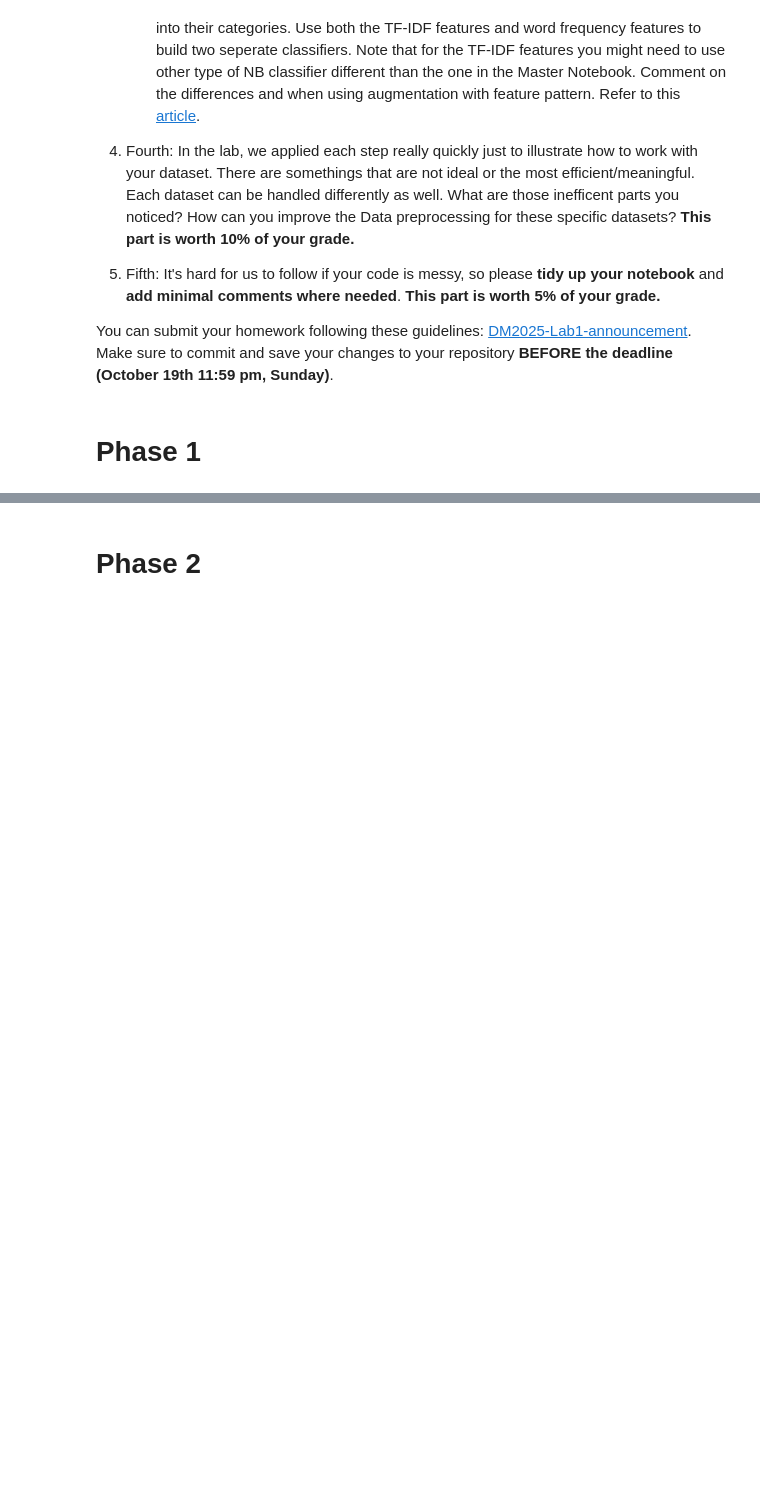
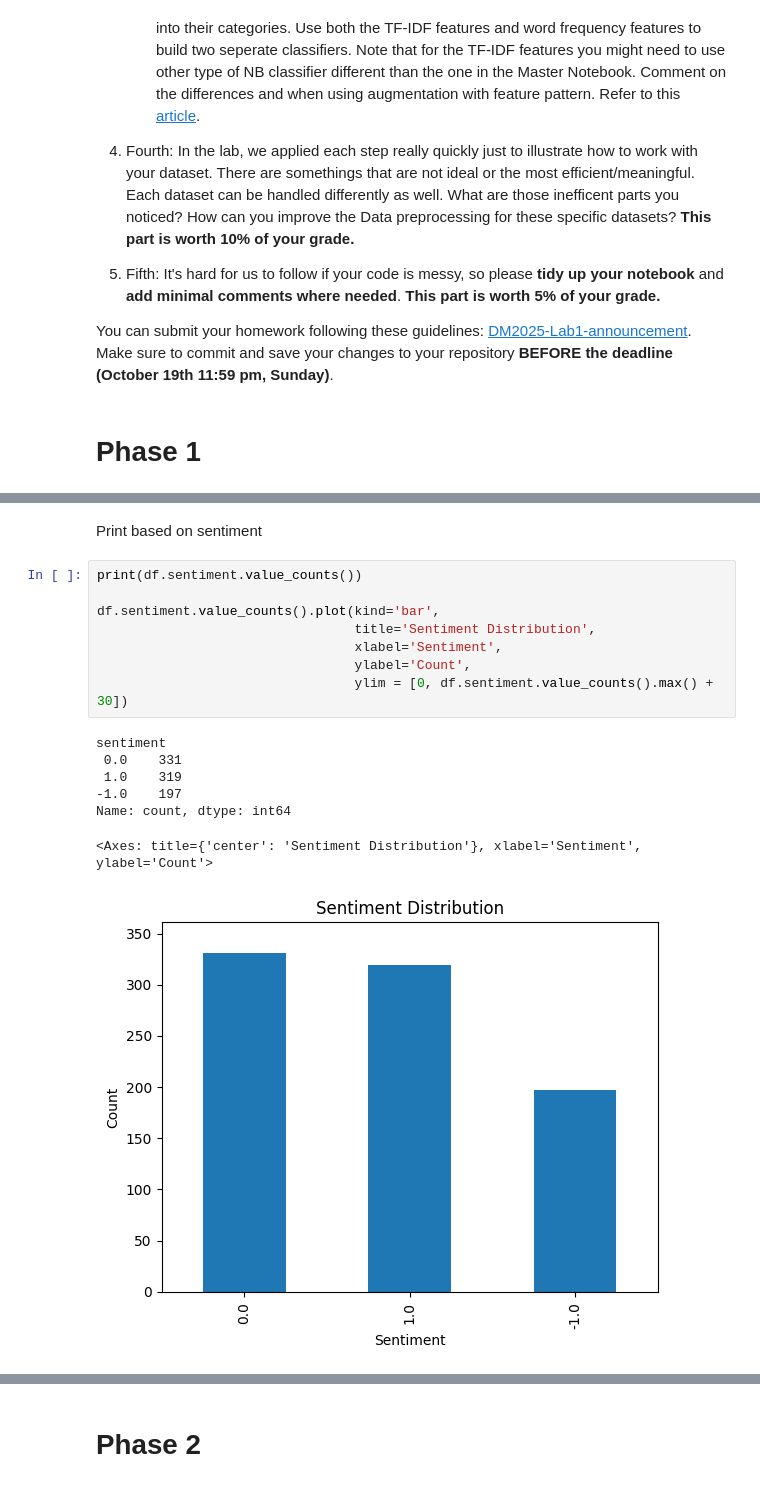
Before and after one commit to ChengYou-Liou/DM2025-Lab1-Exercise, a Jupyter notebook: DM2025-Lab1-Homework.ipynb, the cells around one changed output, grey strips where cells are left out. Saved outputs shown, nothing was run; the diff lists cells and outputs as text; blank space fills up the shorter version.

```diff
--- a/DM2025-Lab1-Homework.ipynb
+++ b/DM2025-Lab1-Homework.ipynb
@@ -62,0 +191,18 @@ You can submit your homework following these guidelines: [DM2025-Lab1-announceme
+# %% [markdown]
+Print based on sentiment
+# %%
+print(df.sentiment.value_counts())
+
+df.sentiment.value_counts().plot(kind='bar',
+                                 title='Sentiment Distribution',
+                                 xlabel='Sentiment',
+                                 ylabel='Count',
+                                 ylim = [0, df.sentiment.value_counts().max() + 30])
+# %% [output]
+sentiment
+ 0.0    331
+ 1.0    319
+-1.0    197
+Name: count, dtype: int64
+<Axes: title={'center': 'Sentiment Distribution'}, xlabel='Sentiment', ylabel='Count'>
+[figure, added]
```
Also changed, not shown: parts of 50 cells of this notebook.
